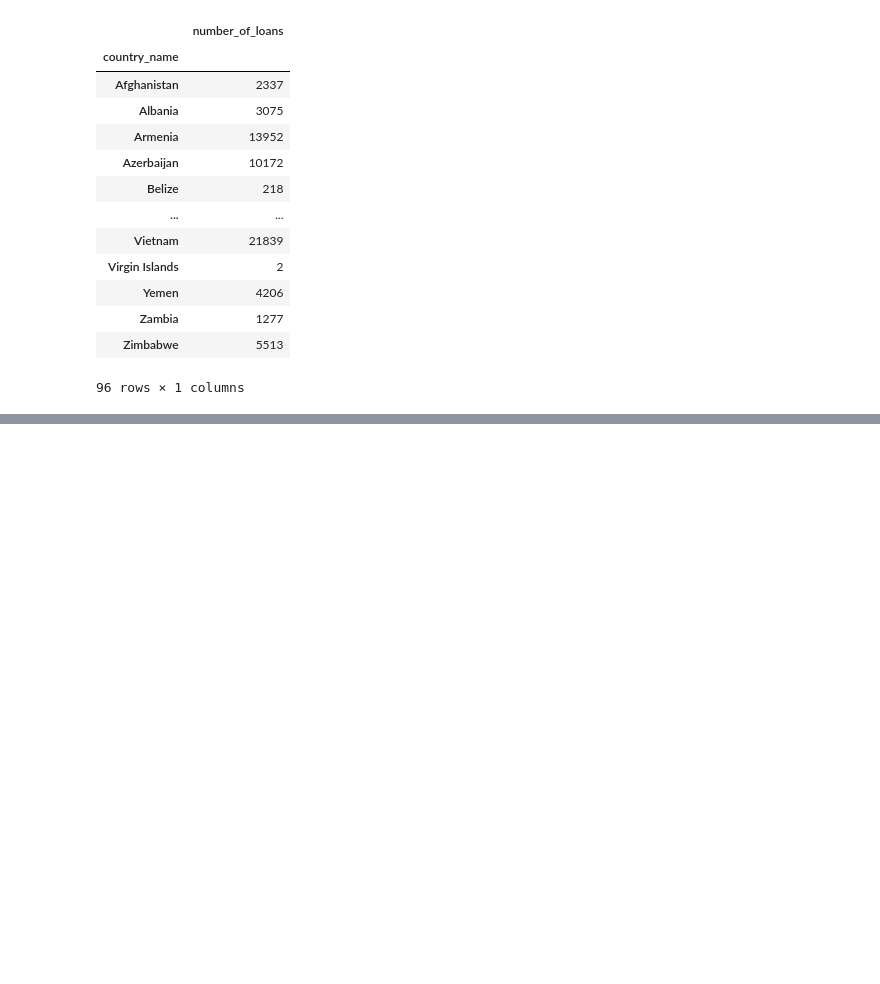
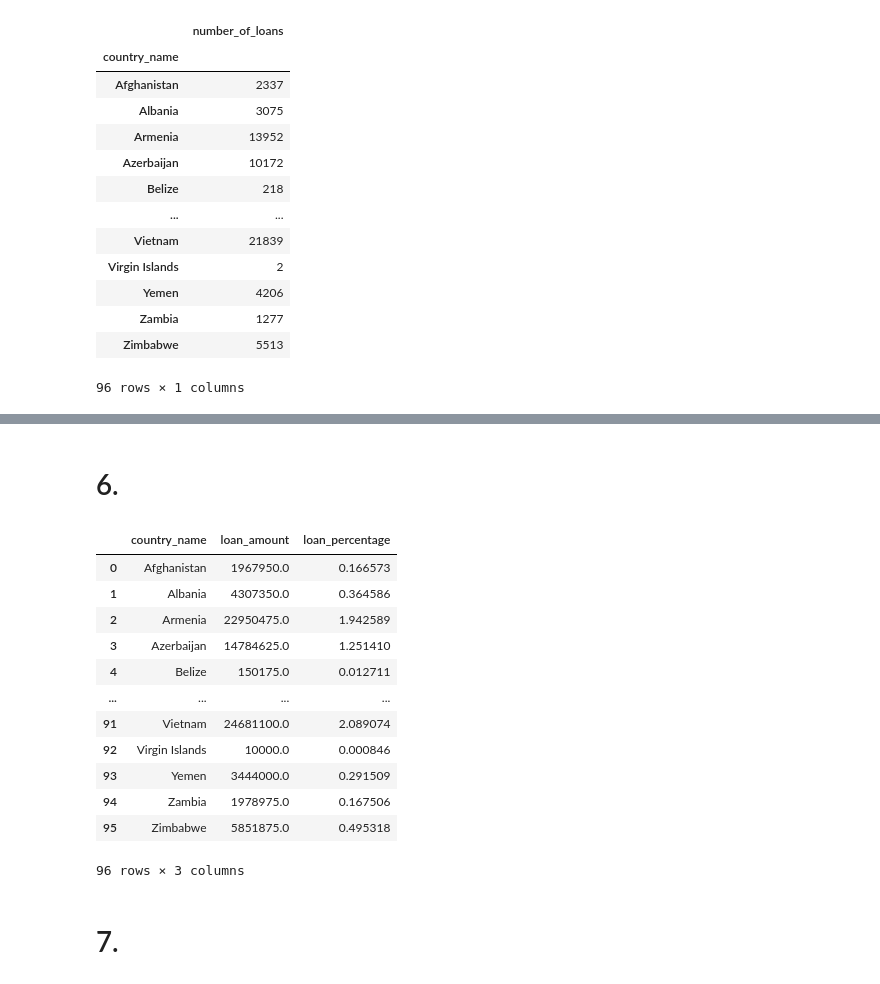
Before and after one commit to AleC28696/ProgettoFCS, a Jupyter notebook: Untitled.ipynb, the cells around one changed output, grey strips where cells are left out. Drawn from its saved outputs; the diff is of its cells as text; code cells hidden in the pictures; blank space fills up the shorter version.

```diff
--- a/Untitled.ipynb
+++ b/Untitled.ipynb
@@ -75,4 +67,5 @@ loans['disburse_datetime'] =  pd.to_datetime(loans['disburse_time'], format='%Y-
 # %%
 loans['timedelta'] = loans['planned_expiration_datetime'] - loans['disburse_datetime']
 # %%
-loans['duration'] = loans['timedelta'].dt.days
+loans['duration'] = loans['timedelta'].dt.days.astype('Int64')
+loans['duration']
@@ -135,0 +146,2 @@ countries
+# %% [markdown]
+# 6.
@@ -135,0 +152,19 @@ countries
+# %%
+country_loans['loan_percentage'] = country_loans['loan_amount'] / overall_amount_lent * 100
+country_loans
+# %% [output]
+|  | country_name | loan_amount | loan_percentage |
+| 0 | Afghanistan | 1967950.0 | 0.166573 |
+| 1 | Albania | 4307350.0 | 0.364586 |
+| 2 | Armenia | 22950475.0 | 1.942589 |
+| 3 | Azerbaijan | 14784625.0 | 1.251410 |
+| 4 | Belize | 150175.0 | 0.012711 |
+| ... | ... | ... | ... |
+| 91 | Vietnam | 24681100.0 | 2.089074 |
+| 92 | Virgin Islands | 10000.0 | 0.000846 |
+| 93 | Yemen | 3444000.0 | 0.291509 |
+| 94 | Zambia | 1978975.0 | 0.167506 |
+| 95 | Zimbabwe | 5851875.0 | 0.495318 |
+96 rows × 3 columns
+# %% [markdown]
+# 7.
```
Also changed, not shown: parts of 16 cells of this notebook.
